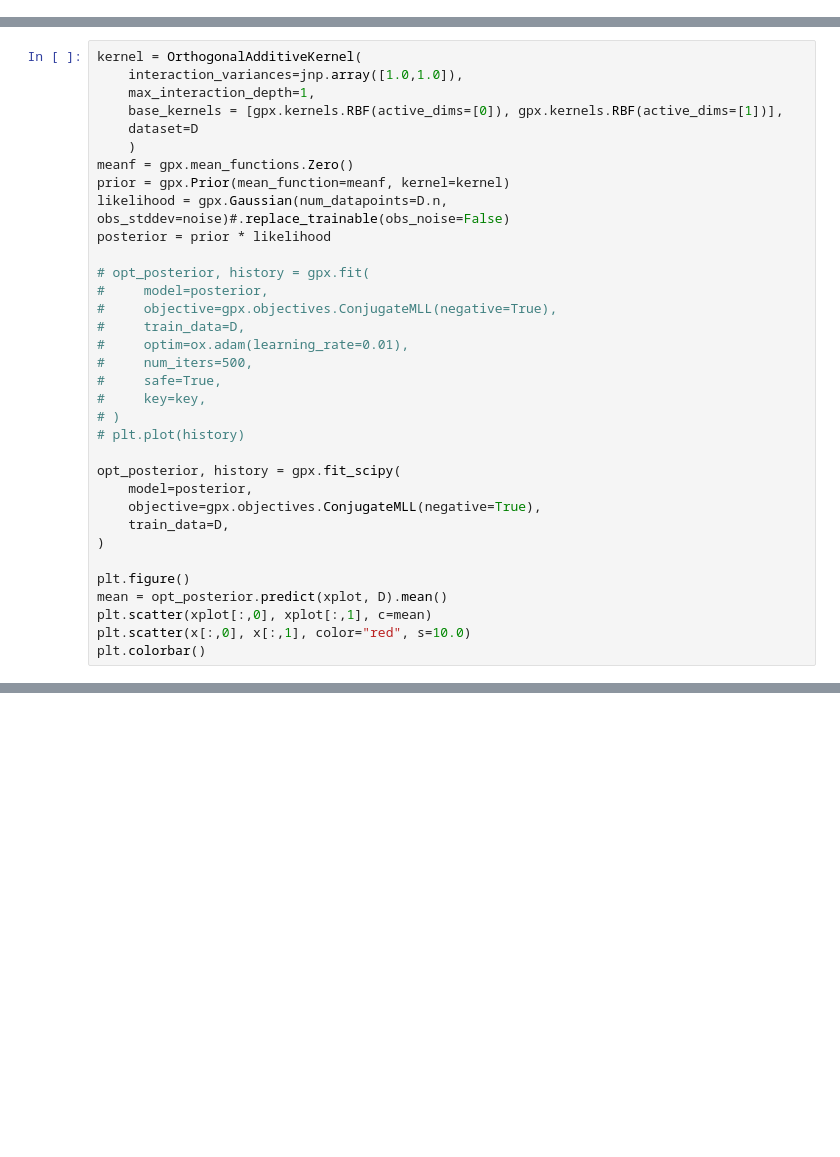
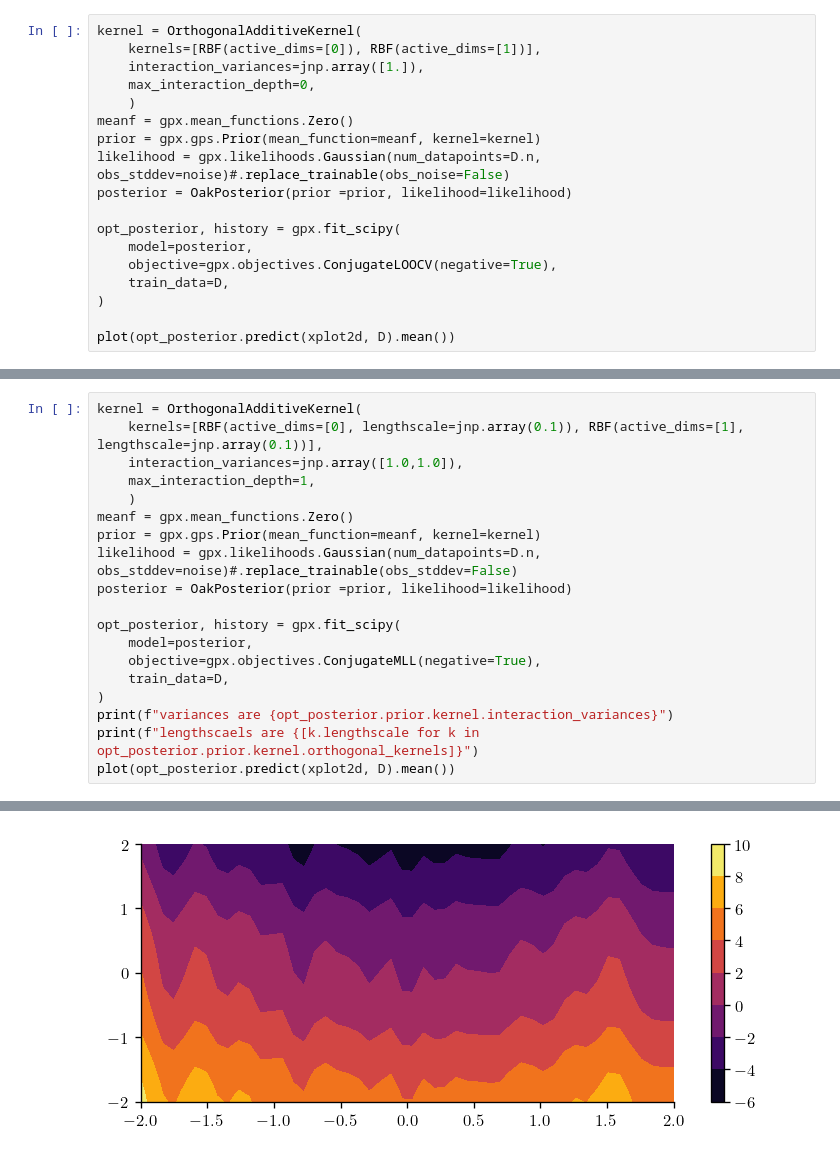
Before and after one commit to JaxGaussianProcesses/GPJax, a Jupyter notebook: docs/examples/OAK.ipynb, the cells around one changed output, grey strips where cells are left out. Drawn from its saved outputs; the diff is of its cells as text; blank space fills up the shorter version.

```diff
--- a/docs/examples/OAK.ipynb
+++ b/docs/examples/OAK.ipynb
@@ -315,0 +237,18 @@ plt.colorbar()
+# %%
+kernel = OrthogonalAdditiveKernel(
+    kernels=[RBF(active_dims=[0]), RBF(active_dims=[1])],
+    interaction_variances=jnp.array([1.]),
+    max_interaction_depth=0,
+    )
+meanf = gpx.mean_functions.Zero()
+prior = gpx.gps.Prior(mean_function=meanf, kernel=kernel)
+likelihood = gpx.likelihoods.Gaussian(num_datapoints=D.n, obs_stddev=noise)#.replace_trainable(obs_noise=False)
+posterior = OakPosterior(prior =prior, likelihood=likelihood)
+
+opt_posterior, history = gpx.fit_scipy(
+    model=posterior,
+    objective=gpx.objectives.ConjugateLOOCV(negative=True),
+    train_data=D,
+)
+
+plot(opt_posterior.predict(xplot2d, D).mean())
@@ -316,34 +262,20 @@ plt.colorbar()
 # %%
 kernel = OrthogonalAdditiveKernel(
+    kernels=[RBF(active_dims=[0], lengthscale=jnp.array(0.1)), RBF(active_dims=[1], lengthscale=jnp.array(0.1))],
     interaction_variances=jnp.array([1.0,1.0]),
     max_interaction_depth=1,
-    base_kernels = [gpx.kernels.RBF(active_dims=[0]), gpx.kernels.RBF(active_dims=[1])],
-    dataset=D
     )
 meanf = gpx.mean_functions.Zero()
-prior = gpx.Prior(mean_function=meanf, kernel=kernel)
-likelihood = gpx.Gaussian(num_datapoints=D.n, obs_stddev=noise)#.replace_trainable(obs_noise=False)
-posterior = prior * likelihood
-
-# opt_posterior, history = gpx.fit(
-#     model=posterior,
-#     objective=gpx.objectives.ConjugateMLL(negative=True),
-#     train_data=D,
-#     optim=ox.adam(learning_rate=0.01),
-#     num_iters=500,
-#     safe=True,
-#     key=key,
-# )
-# plt.plot(history)
+prior = gpx.gps.Prior(mean_function=meanf, kernel=kernel)
+likelihood = gpx.likelihoods.Gaussian(num_datapoints=D.n, obs_stddev=noise)#.replace_trainable(obs_stddev=False)
+posterior = OakPosterior(prior =prior, likelihood=likelihood)
 
 opt_posterior, history = gpx.fit_scipy(
     model=posterior,
     objective=gpx.objectives.ConjugateMLL(negative=True),
     train_data=D,
 )
-
-plt.figure()
-mean = opt_posterior.predict(xplot, D).mean()
-plt.scatter(xplot[:,0], xplot[:,1], c=mean)
-plt.scatter(x[:,0], x[:,1], color="red", s=10.0)
-plt.colorbar()
+print(f"variances are {opt_posterior.prior.kernel.interaction_variances}")
+print(f"lengthscaels are {[k.lengthscale for k in opt_posterior.prior.kernel.orthogonal_kernels]}")
+plot(opt_posterior.predict(xplot2d, D).mean())
+# %% [output]
@@ -349,0 +289 @@ plt.colorbar()
+[figure, added]
```
Also changed, not shown: parts of 12 cells of this notebook, 1 other file.
